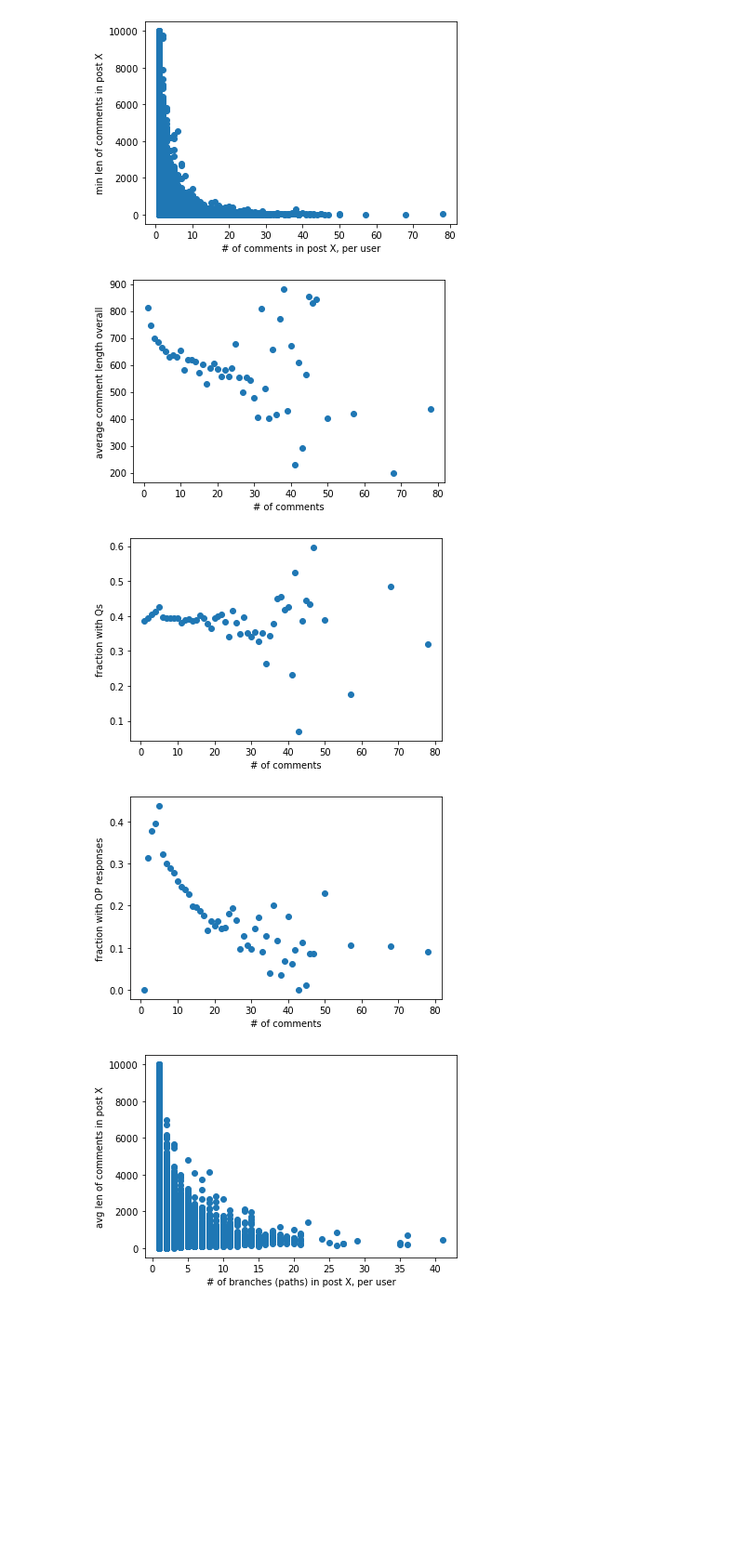
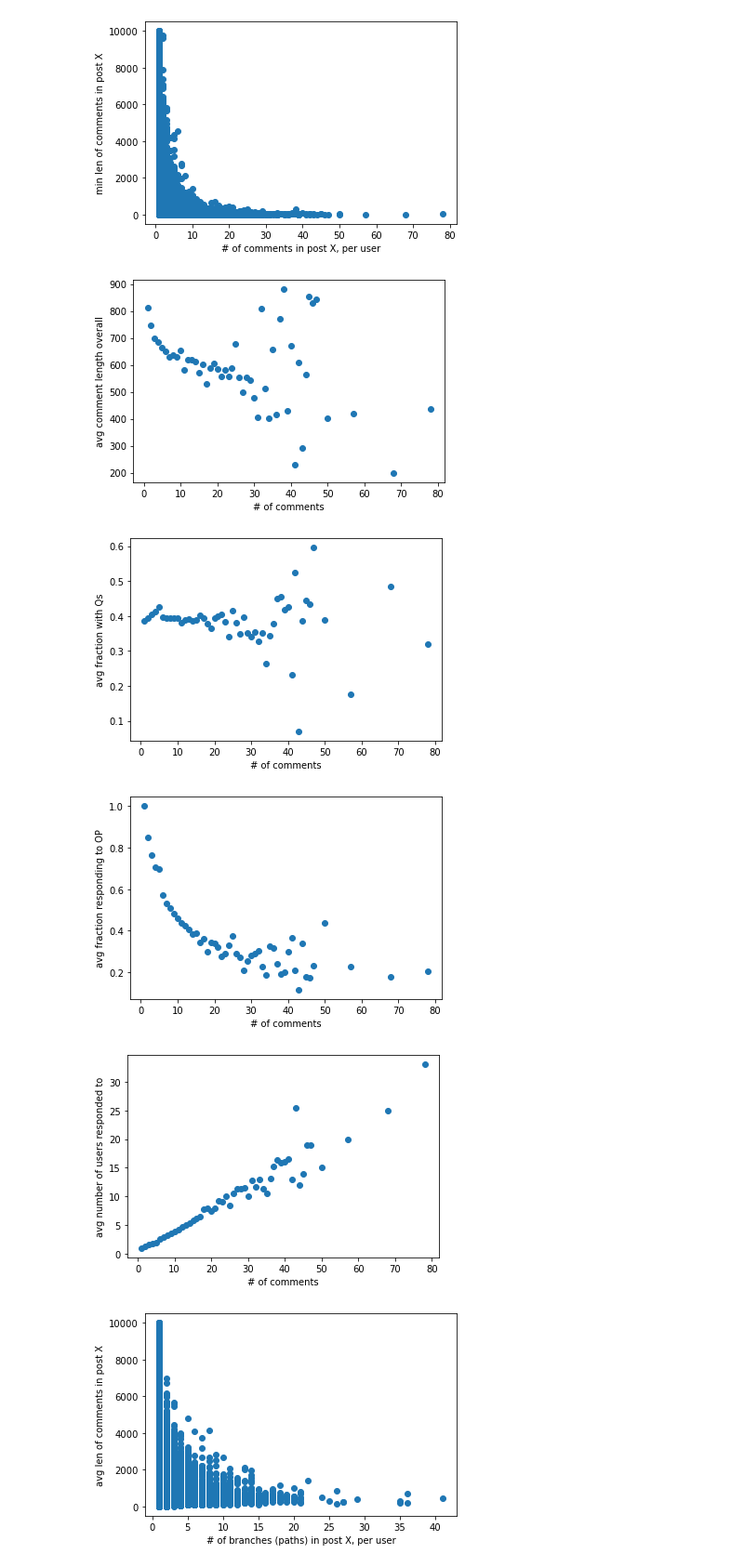
Before and after one commit to cephcyn/cornell_cs6742, a Jupyter notebook: nb_exploratory.ipynb, the cells around one changed output. Shown: that part at 93% size. Saved outputs shown, nothing was run; the diff lists cells and outputs as text; code cells hidden in the pictures; blank space fills up the shorter version.

Commit message:
more graphs

```diff
--- a/nb_exploratory.ipynb
+++ b/nb_exploratory.ipynb
@@ -203,15 +203,11 @@ for postID in gAll.keys():
             for commentID in gAll[postID]['user_responders'][u]:
                 contents = gAll[postID]['comment_data'][commentID]['body']
                 hasQuestionMark = bool(re.search(r'\?', contents))
-                if gAll[postID]['user_op'] in gAll[postID]['user_responders']:
-                    respondingToOP = (
-                        gAll[postID]['comment_data'][commentID]['parent_id']
-                        in gAll[postID]['user_responders'][
-                            gAll[postID]['user_op']
-                        ]
-                    )
-                else:
-                    respondingToOP = False
+                parentID = gAll[postID]['comment_data'][commentID]['parent_id']
+                respondingToUser = gAll[postID]['user_op']
+                for parentU in gAll[postID]['user_responders']:
+                    if parentID in gAll[postID]['user_responders'][parentU]:
+                        respondingToUser = parentU
                 commentCount.append((
                     postID,
                     commentID,
@@ -221,7 +217,8 @@ for postID in gAll.keys():
                     userNumBranchesTLC,
                     contents,
                     int(hasQuestionMark),
-                    int(respondingToOP),
+                    int(respondingToUser==gAll[postID]['user_op']),
+                    respondingToUser,
                 ))
 # tSelect = [e for e in commentCount if e[4]>1 and e[3]>e[4]][0]
 # [e for e in commentCount if e[2]==tSelect[2] and e[0]==tSelect[0]]
@@ -229,6 +226,7 @@ for postID in gAll.keys():
 tComments = {}
 tQuestions = {}
 tOPResponses = {}
+tRespondees = {}
 for c in commentCount:
     # post, uname, numComments, numBranchesPaths, numBranchesTLC
     p = (c[0], c[2], c[3], c[4], c[5])
@@ -241,6 +239,9 @@ for c in commentCount:
     if p not in tOPResponses:
         tOPResponses[p] = []
     tOPResponses[p].append(c[8]) # 1 if responding to OP, 0 if not
+    if p not in tRespondees:
+        tRespondees[p] = []
+    tRespondees[p].append(c[9]) # who the commenter is responding to
 
 for k in tComments:
     tComments[k] = [len(c) for c in tComments[k]]
@@ -257,6 +258,10 @@ tOPResponses = [(k[2], k[3], k[4], tOPResponses[k]) for k in tOPResponses]
 tOPResponses = [(k[0], k[1], k[2], sum(k[3])/len(k[3])) for k in tOPResponses]
 # one per responder per post
 # each entry (#comments, #branchpaths, #branchtlc, oplikelihood)
+
+tRespondees = [(k[2], k[3], k[4], list(set(tRespondees[k]))) for k in tRespondees]
+# one per responder per post
+# each entry (#comments, #branchpaths, #branchtlc, [respondees, unique])
 # %%
 import math
 import matplotlib.pyplot as plt
@@ -300,40 +305,55 @@ plt.scatter(
     [avglen for (_, avglen) in tLengthComments]
 )
 plt.xlabel('# of comments')
-plt.ylabel('average comment length overall')
+plt.ylabel('avg comment length overall')
 plt.show()
 
 tQuestionsComments = []
 for c in sorted(list(set([k[0] for k in tQuestions]))):
     totalqfs = sum([k[3]*k[0] for k in tQuestions if k[0]==c])
     totalcount = sum([k[0] for k in tQuestions if k[0]==c])
     tQuestionsComments.append( (c, totalqfs/totalcount) )
 
 plt.scatter(
     [numc for (numc, _) in tQuestionsComments],
     [qf for (_, qf) in tQuestionsComments]
 )
 plt.xlabel('# of comments')
-plt.ylabel('fraction with Qs')
+plt.ylabel('avg fraction with Qs')
 plt.show()
 
 tOPResponsesComments = []
 for c in sorted(list(set([k[0] for k in tOPResponses]))):
     totalrfs = sum([k[3]*k[0] for k in tOPResponses if k[0]==c])
     totalcount = sum([k[0] for k in tOPResponses if k[0]==c])
     tOPResponsesComments.append( (c, totalrfs/totalcount) )
 
 plt.scatter(
     [numc for (numc, _) in tOPResponsesComments],
     [rf for (_, rf) in tOPResponsesComments]
 )
 plt.xlabel('# of comments')
-plt.ylabel('fraction with OP responses')
+plt.ylabel('avg fraction responding to OP')
 plt.show()
+
+tRespondeeComments = []
+for c in sorted(list(set([k[0] for k in tRespondees]))):
+    totalrs = sum([len(k[3])*k[0] for k in tRespondees if k[0]==c])
+    totalcount = sum([k[0] for k in tRespondees if k[0]==c])
+    tRespondeeComments.append( (c, totalrs/totalcount) )
+
+plt.scatter(
+    [numc for (numc, _) in tRespondeeComments],
+    [rs for (_, rs) in tRespondeeComments]
+)
+plt.xlabel('# of comments')
+plt.ylabel('avg number of users responded to')
+plt.show()
 # %% [output]
-[figure, old version]
+[figure, new version]
-[figure, old version]
+[figure, new version]
-[figure, old version]
+[figure, new version]
+[figure, added]
 # %%
 import math
 import matplotlib.pyplot as plt
```
Also changed, not shown: parts of 3 cells of this notebook.
